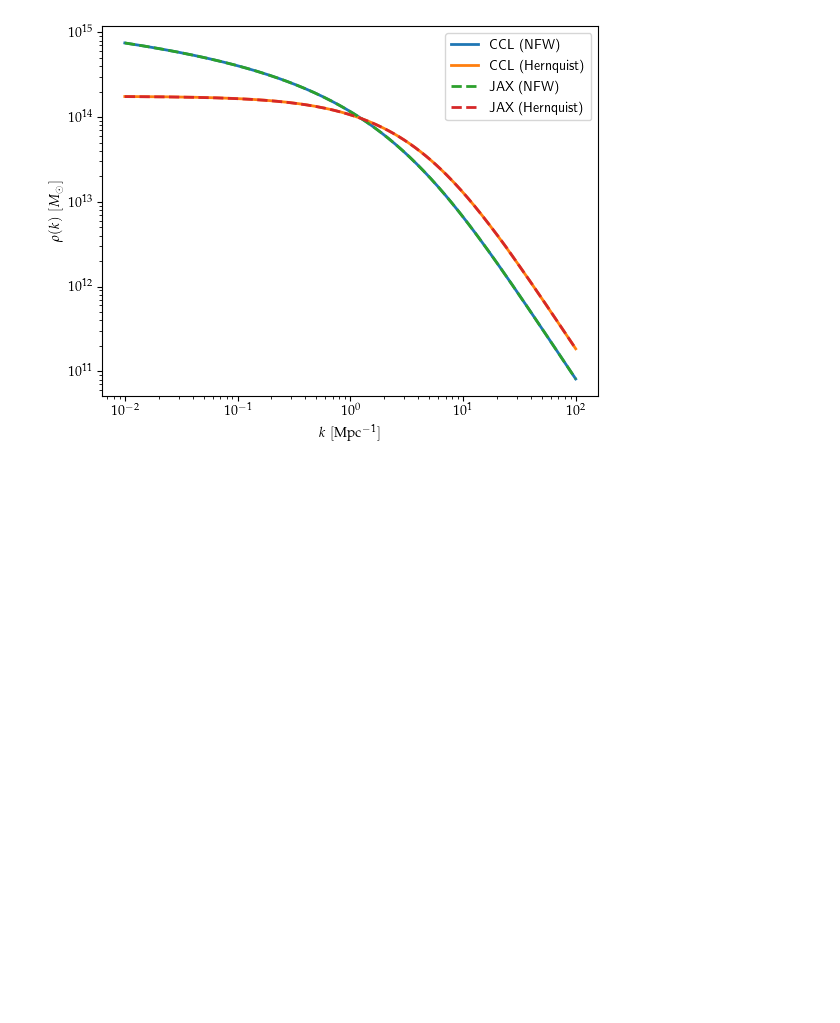
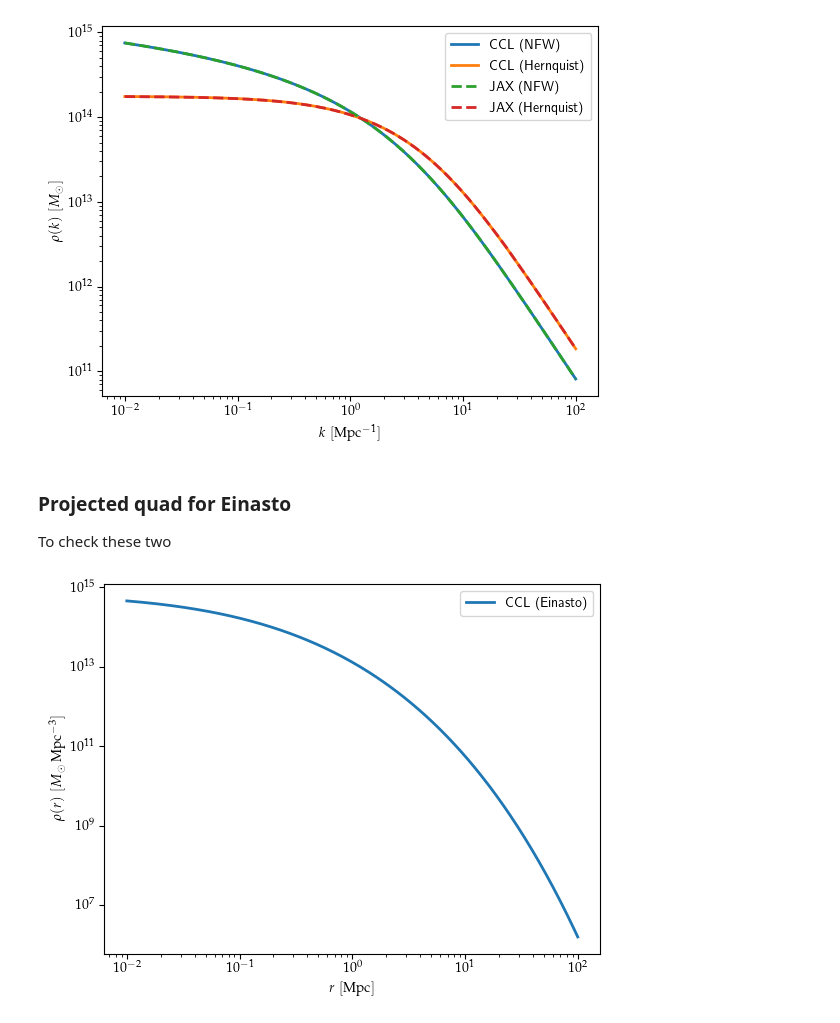
Before and after one commit to Harry45/jaxccl, a Jupyter notebook: notebook_hmfunc.ipynb, the cells around one changed output. Saved outputs shown, nothing was run; the diff lists cells and outputs as text; code cells hidden in the pictures; blank space fills up the shorter version.

```diff
--- a/notebook_hmfunc.ipynb
+++ b/notebook_hmfunc.ipynb
@@ -292,3 +299,17 @@ plt.legend()
 plt.show()
 # %% [output]
 [figure]
+# %% [markdown]
+### Projected quad for Einasto
+
+To check these two
+# %%
+ccl_en_proj_quad = ccl_en._projected_quad(cosmo_ccl, r_arr, 1E14, a_sf)
+# %%
+plt.loglog(r_arr, ccl_en_proj_quad, lw =2, label = 'CCL (Einasto)')
+plt.ylabel(r'$\rho(r)\,\,[M_\odot\,{\rm Mpc}^{-3}]$')
+plt.xlabel(r'$r\,\,[{\rm Mpc}]$')
+plt.legend()
+plt.show()
+# %% [output]
+[figure, added]
```
Also changed, not shown: parts of 6 cells of this notebook, 4 other files.
